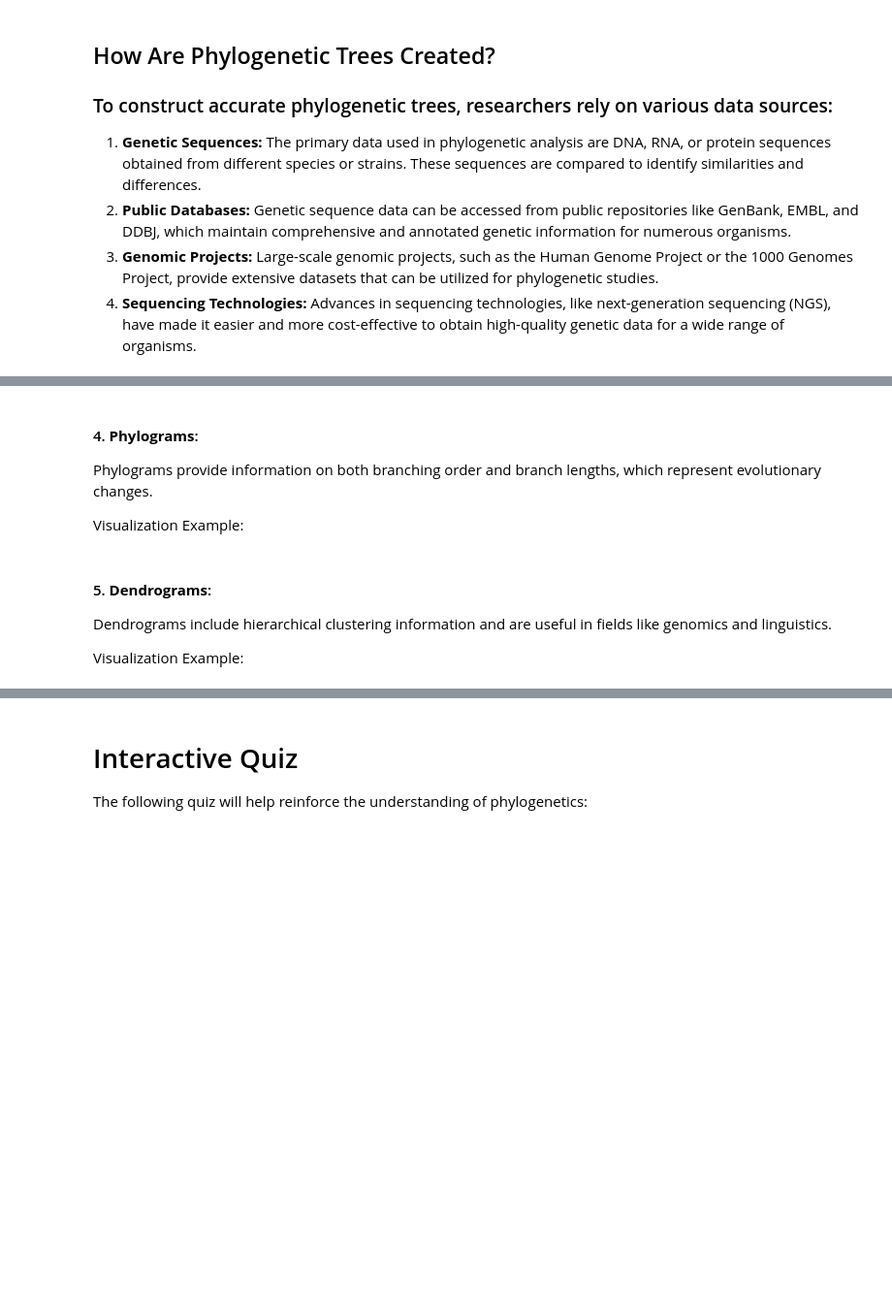
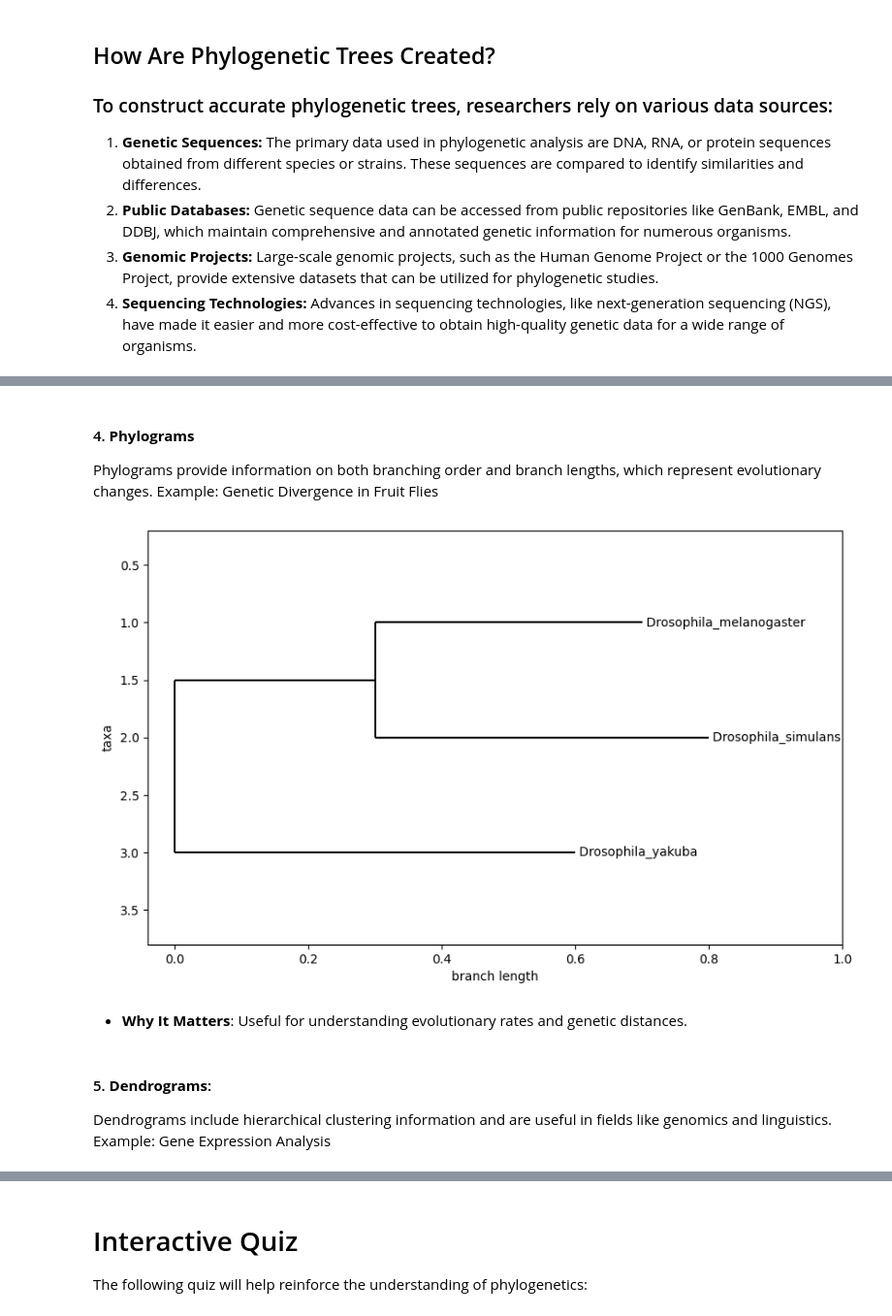
Before and after one commit to bicbioeng/nosi-phylogenetic-tree, a Jupyter notebook: Submodule1.ipynb, the cells around one changed output, grey strips where cells are left out. Shown: that part at 97% size. Drawn from its saved outputs; the diff is of its cells as text; code cells hidden in the pictures; blank space fills up the shorter version.

```diff
--- a/Submodule1.ipynb
+++ b/Submodule1.ipynb
@@ -137,29 +199,25 @@ plt.show()
 # %% [markdown]
-#### 4. **Phylograms**:
-
+#### 4. **Phylograms**
 Phylograms provide information on both branching order and branch lengths, which represent evolutionary changes.
-
-Visualization Example:
+Example: Genetic Divergence in Fruit Flies
 # %%
-from Bio import Phylo
-from io import StringIO
-import matplotlib.pyplot as plt
-
-# Newick format for a phylogram with branch lengths representing genetic divergence
 phylogram = "((Drosophila_melanogaster:0.4, Drosophila_simulans:0.5):0.3, Drosophila_yakuba:0.6);"
 tree = Phylo.read(StringIO(phylogram), "newick")
 
 # Visualization
-fig, ax = plt.subplots(figsize=(12, 6))
+fig, ax = plt.subplots(figsize=(10, 6))
 Phylo.draw(tree, axes=ax)
 ax.set_title("Phylogram: Genetic Divergence in Fruit Flies", fontsize=14, weight='bold')
 plt.show()
+# %% [output]
+[figure, added]
+# %% [markdown]
+- **Why It Matters**: Useful for understanding evolutionary rates and genetic distances.
 # %% [markdown]
 #### 5. **Dendrograms**:
 
 Dendrograms include hierarchical clustering information and are useful in fields like genomics and linguistics.
-
-Visualization Example:
+Example: Gene Expression Analysis
 # %%
 from scipy.cluster.hierarchy import dendrogram, linkage
 import matplotlib.pyplot as plt
```
Also changed, not shown: parts of 27 cells of this notebook, 3 other files.
